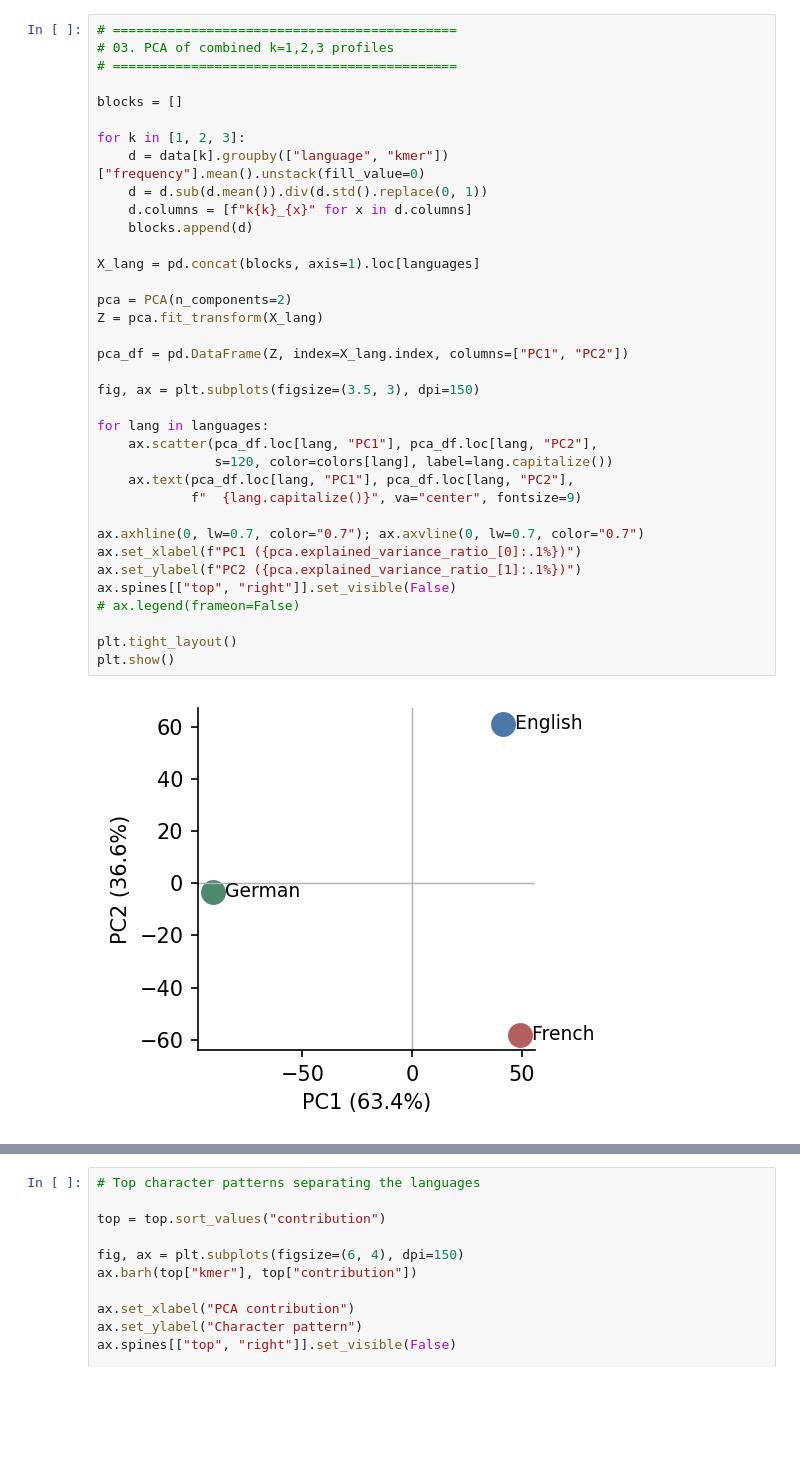
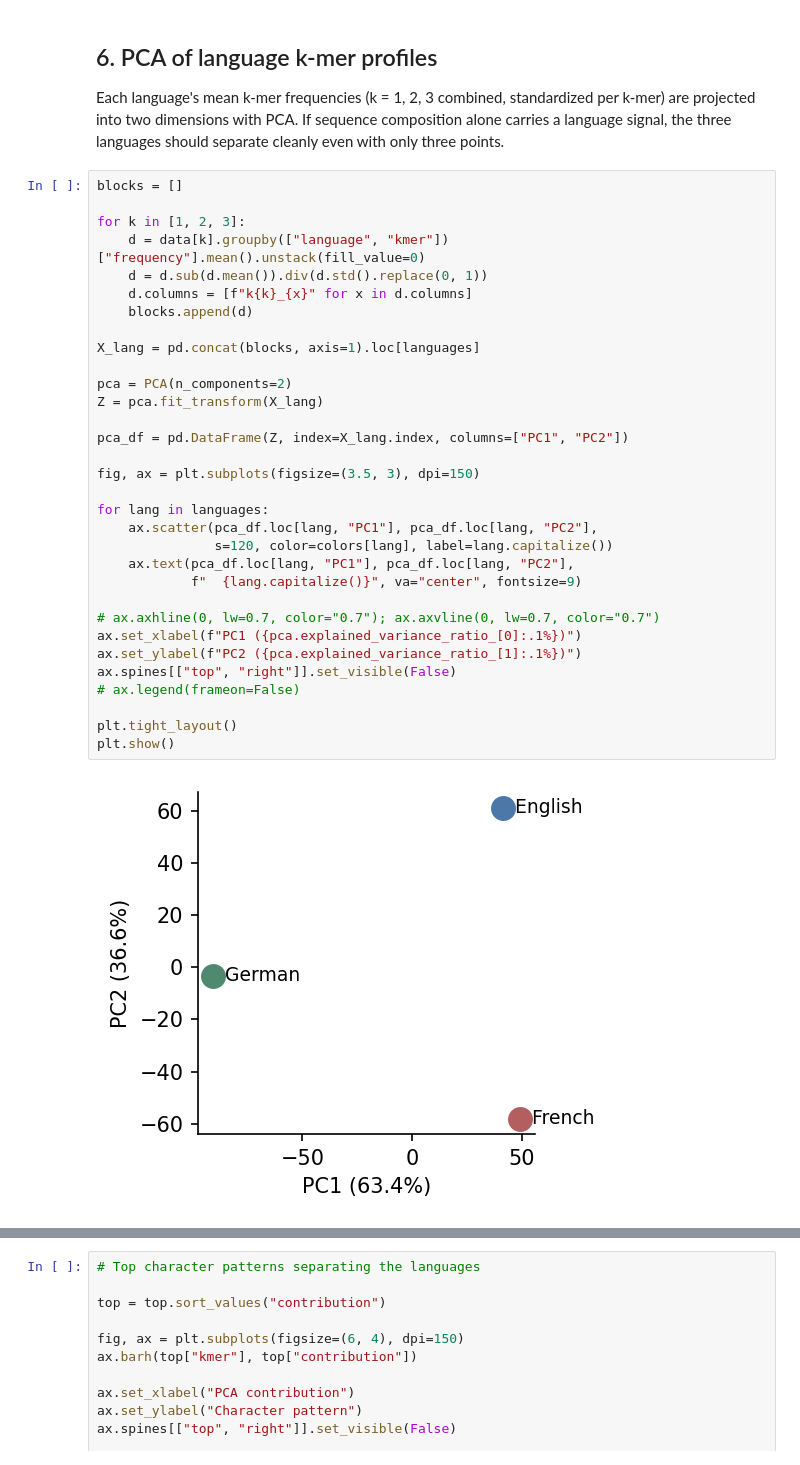
Before and after one commit to ih-11/book2genome, a Jupyter notebook: notebooks/01_kmer_exploration.ipynb, the cells around one changed output, grey strips where cells are left out. Saved outputs shown, nothing was run; the diff lists cells and outputs as text; blank space fills up the shorter version.

```diff
--- a/notebooks/01_kmer_exploration.ipynb
+++ b/notebooks/01_kmer_exploration.ipynb
@@ -134,41 +179,43 @@ fig.subplots_adjust(wspace=0.28, hspace=0.55)
 plt.show()
 # %% [output]
 [figure]
+# %% [markdown]
+## 6. PCA of language k-mer profiles
+
+Each language's mean k-mer frequencies (k = 1, 2, 3 combined, standardized per k-mer) are
+projected into two dimensions with PCA. If sequence composition alone carries a language
+signal, the three languages should separate cleanly even with only three points.
 # %%
-# ============================================
-# 03. PCA of combined k=1,2,3 profiles
-# ============================================
-
 blocks = []
 
 for k in [1, 2, 3]:
     d = data[k].groupby(["language", "kmer"])["frequency"].mean().unstack(fill_value=0)
     d = d.sub(d.mean()).div(d.std().replace(0, 1))
     d.columns = [f"k{k}_{x}" for x in d.columns]
     blocks.append(d)
 
 X_lang = pd.concat(blocks, axis=1).loc[languages]
 
 pca = PCA(n_components=2)
 Z = pca.fit_transform(X_lang)
 
 pca_df = pd.DataFrame(Z, index=X_lang.index, columns=["PC1", "PC2"])
 
 fig, ax = plt.subplots(figsize=(3.5, 3), dpi=150)
 
 for lang in languages:
     ax.scatter(pca_df.loc[lang, "PC1"], pca_df.loc[lang, "PC2"],
                s=120, color=colors[lang], label=lang.capitalize())
     ax.text(pca_df.loc[lang, "PC1"], pca_df.loc[lang, "PC2"],
             f"  {lang.capitalize()}", va="center", fontsize=9)
 
-ax.axhline(0, lw=0.7, color="0.7"); ax.axvline(0, lw=0.7, color="0.7")
+# ax.axhline(0, lw=0.7, color="0.7"); ax.axvline(0, lw=0.7, color="0.7")
 ax.set_xlabel(f"PC1 ({pca.explained_variance_ratio_[0]:.1%})")
 ax.set_ylabel(f"PC2 ({pca.explained_variance_ratio_[1]:.1%})")
 ax.spines[["top", "right"]].set_visible(False)
 # ax.legend(frameon=False)
 
 plt.tight_layout()
 plt.show()
 # %% [output]
-[figure, old version]
+[figure, new version]
```
Also changed, not shown: parts of 34 cells of this notebook.
